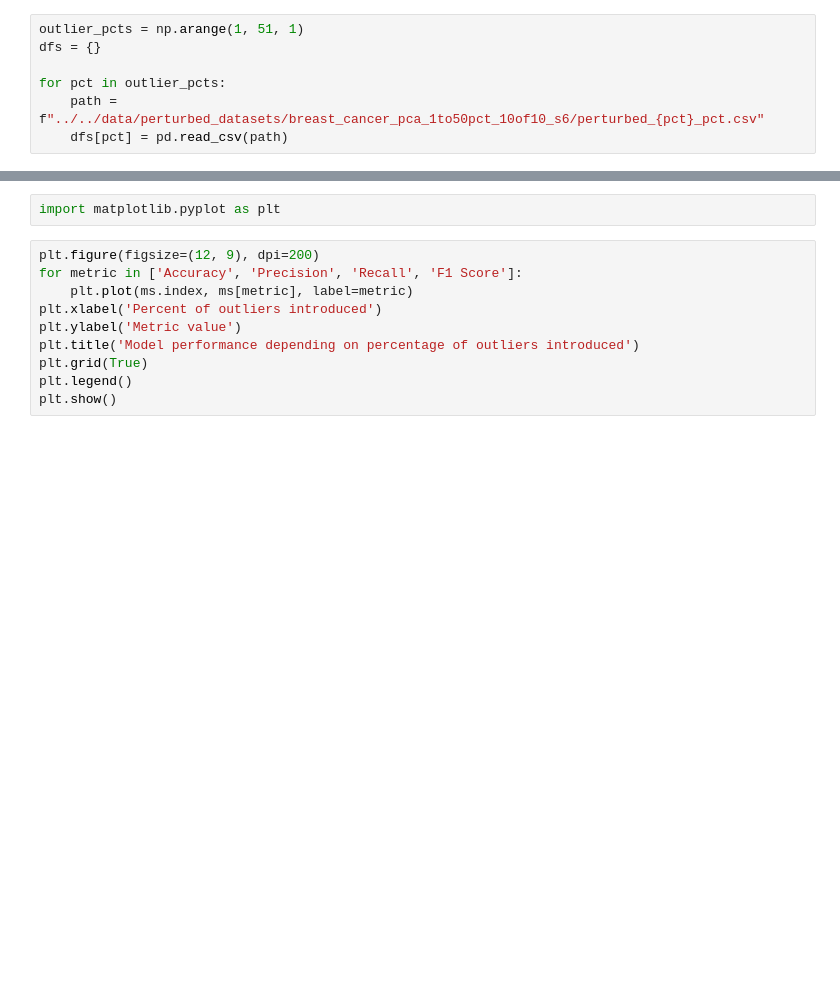
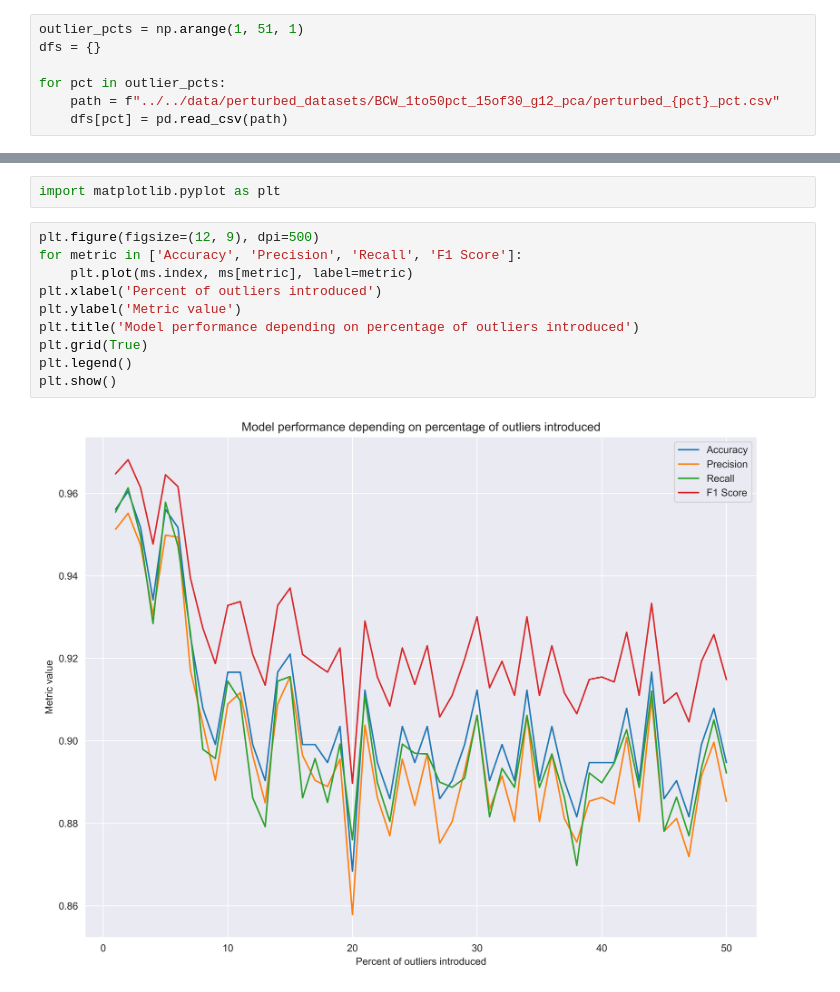
Before and after one commit to Normzxy/Masters-Thesis, a Jupyter notebook: notebooks/breast_cancer/performance_logistic.ipynb, the cells around one changed output, grey strips where cells are left out. Saved outputs shown, nothing was run; the diff lists cells and outputs as text; blank space fills up the shorter version.

```diff
--- a/notebooks/breast_cancer/performance_logistic.ipynb
+++ b/notebooks/breast_cancer/performance_logistic.ipynb
@@ -12,7 +6,7 @@ outlier_pcts = np.arange(1, 51, 1)
 dfs = {}
 
 for pct in outlier_pcts:
-    path = f"../../data/perturbed_datasets/breast_cancer_pca_1to50pct_10of10_s6/perturbed_{pct}_pct.csv"
+    path = f"../../data/perturbed_datasets/BCW_1to50pct_15of30_g12_pca/perturbed_{pct}_pct.csv"
     dfs[pct] = pd.read_csv(path)
 # %%
 from sklearn.model_selection import train_test_split
@@ -61,12 +61,14 @@ ms = pd.DataFrame(metric_scores).set_index('outlier_pct')
 # %%
 import matplotlib.pyplot as plt
 # %%
-plt.figure(figsize=(12, 9), dpi=200)
+plt.figure(figsize=(12, 9), dpi=500)
 for metric in ['Accuracy', 'Precision', 'Recall', 'F1 Score']:
     plt.plot(ms.index, ms[metric], label=metric)
 plt.xlabel('Percent of outliers introduced')
 plt.ylabel('Metric value')
 plt.title('Model performance depending on percentage of outliers introduced')
 plt.grid(True)
 plt.legend()
 plt.show()
+# %% [output]
+[figure, added]
```
Also changed, not shown: parts of 3 cells of this notebook, 4 other files.
